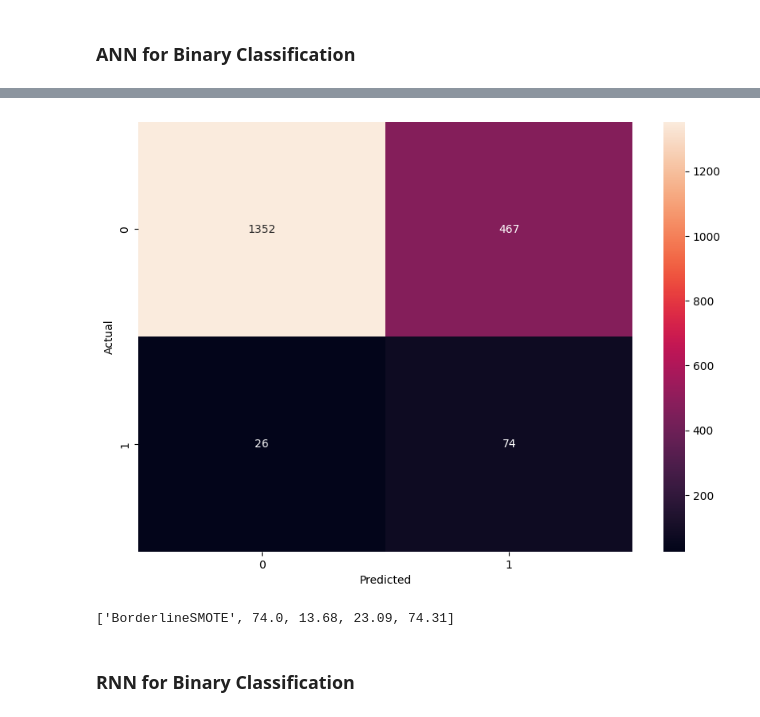
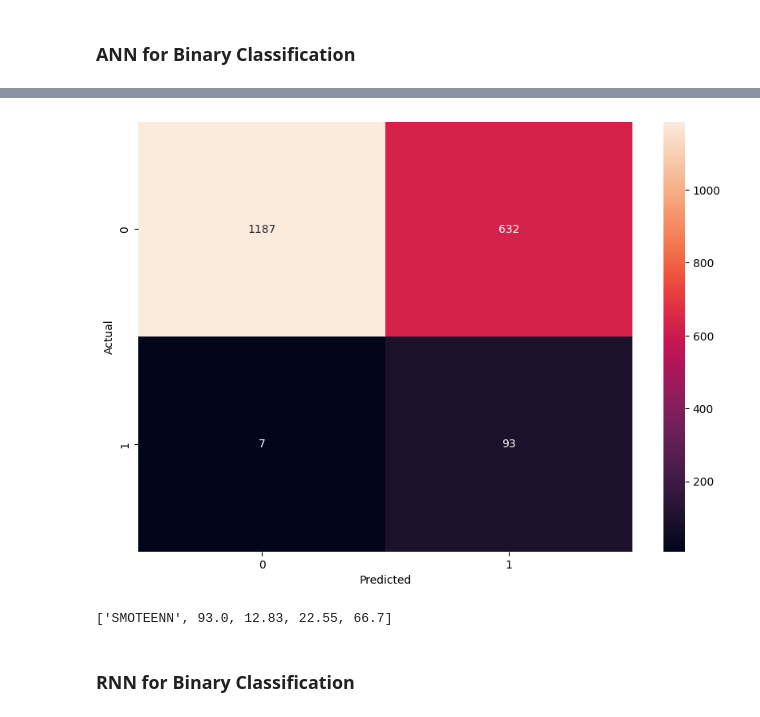
Before and after one commit to stekunda/vehicle-fraud-detection, a Jupyter notebook: data_cleaning.ipynb, the cells around one changed output, grey strips where cells are left out. Drawn from its saved outputs; the diff is of its cells as text; code cells hidden in the pictures.

Commit message:
Retrained ANN and updated labels for metrics

```diff
--- a/data_cleaning.ipynb
+++ b/data_cleaning.ipynb
@@ -482,6 +482,7 @@ import torch.optim as optim
 from torch.utils.data import DataLoader, TensorDataset
 from sklearn.metrics import confusion_matrix, recall_score, precision_score, f1_score, accuracy_score
 from imblearn.over_sampling import SMOTE, BorderlineSMOTE
+from imblearn.combine import SMOTETomek, SMOTEENN
 from tqdm import tqdm
 
 class ANN(nn.Module):
@@ -507,8 +508,8 @@ def train_ann(X_train, y_train, X_test, y_test, sampling_technique, class_weight
     epochs = 300
 
     # Apply SMOTE
-    if sampling_technique == 'BorderlineSMOTE':
-        sampling = BorderlineSMOTE(random_state=42)
+    if sampling_technique == 'SMOTEENN':
+        sampling = SMOTEENN(random_state=42)
         X_train, y_train = sampling.fit_resample(X_train, y_train)
 
     model = ANN()
@@ -585,16 +586,16 @@ def train_ann(X_train, y_train, X_test, y_test, sampling_technique, class_weight
     plt.ylabel('Actual')
     plt.show()
 
-    rf_Recall = round(recall_score(y_test, y_pred_classes)*100,2)
-    rf_Precision = round(precision_score(y_test, y_pred_classes)*100,2)
-    rf_f1 = round(f1_score(y_test, y_pred_classes)*100,2)
-    rf_accuracy = round(accuracy_score(y_test, y_pred_classes)*100,2)
+    recall = round(recall_score(y_test, y_pred_classes)*100,2)
+    precision = round(precision_score(y_test, y_pred_classes)*100,2)
+    f1 = round(f1_score(y_test, y_pred_classes)*100,2)
+    accuracy = round(accuracy_score(y_test, y_pred_classes)*100,2)
 
-    metrics = [sampling_technique, rf_Recall, rf_Precision, rf_f1, rf_accuracy]
+    metrics = [sampling_technique, recall, precision, f1, accuracy]
 
     return metrics
 # %%
-metrics = train_ann(X_train, y_train, X_test, y_test, 'BorderlineSMOTE')
+metrics = train_ann(X_train, y_train, X_test, y_test, 'SMOTEENN')
 print(metrics)
 # Highest val_accuracy achieved: 62.4%
 # %% [output]
@@ -602,5 +603,5 @@ Epoch 300: Loss = 0.29690948910601844, Accuracy = 0.8722161121803684
-[figure, old version]
+[figure, new version]
-['BorderlineSMOTE', 74.0, 13.68, 23.09, 74.31]
+['SMOTEENN', 93.0, 12.83, 22.55, 66.7]
 # %% [markdown]
 ### RNN for Binary Classification
 # %%
```
Also changed, not shown: parts of 4 cells of this notebook.
